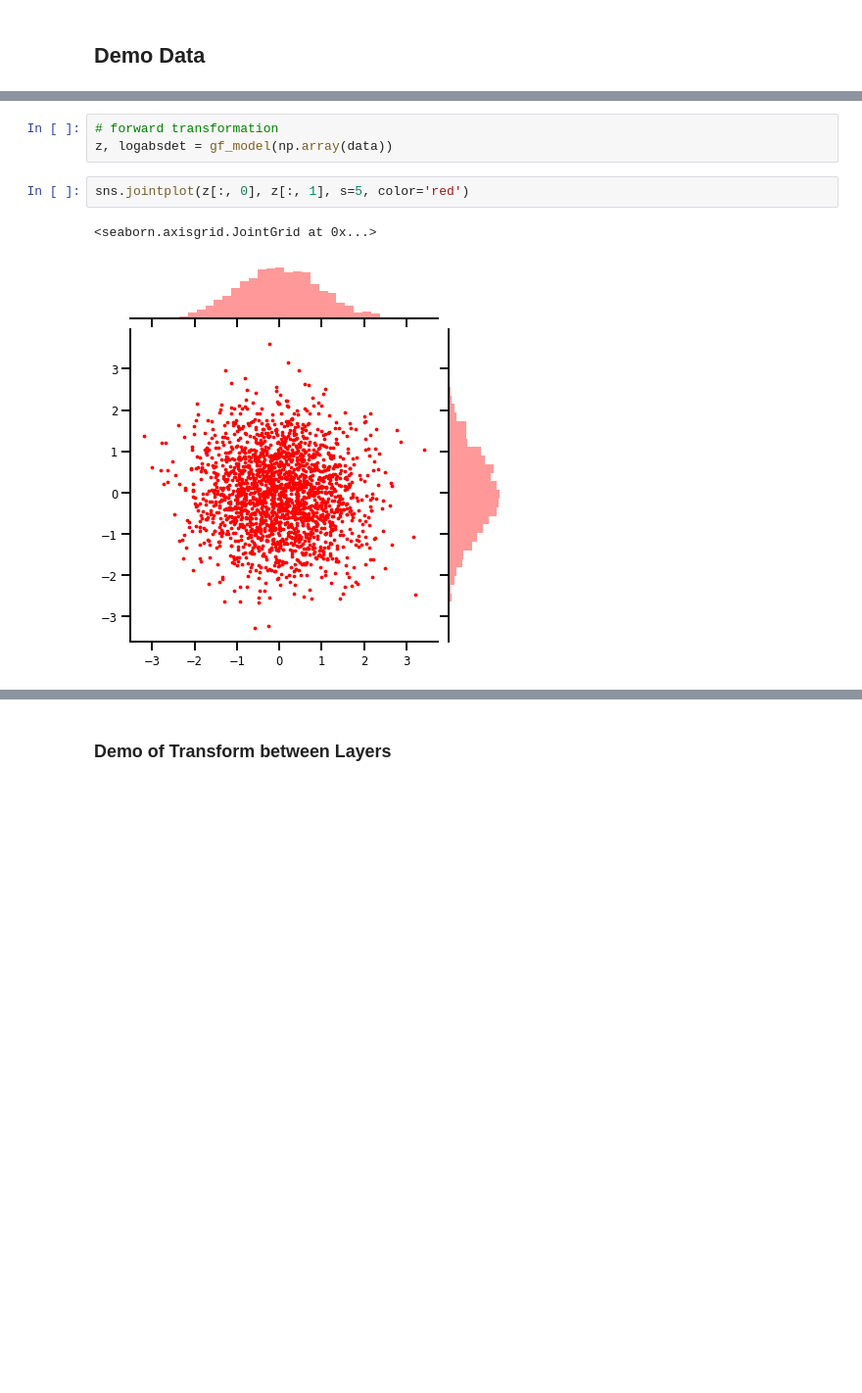
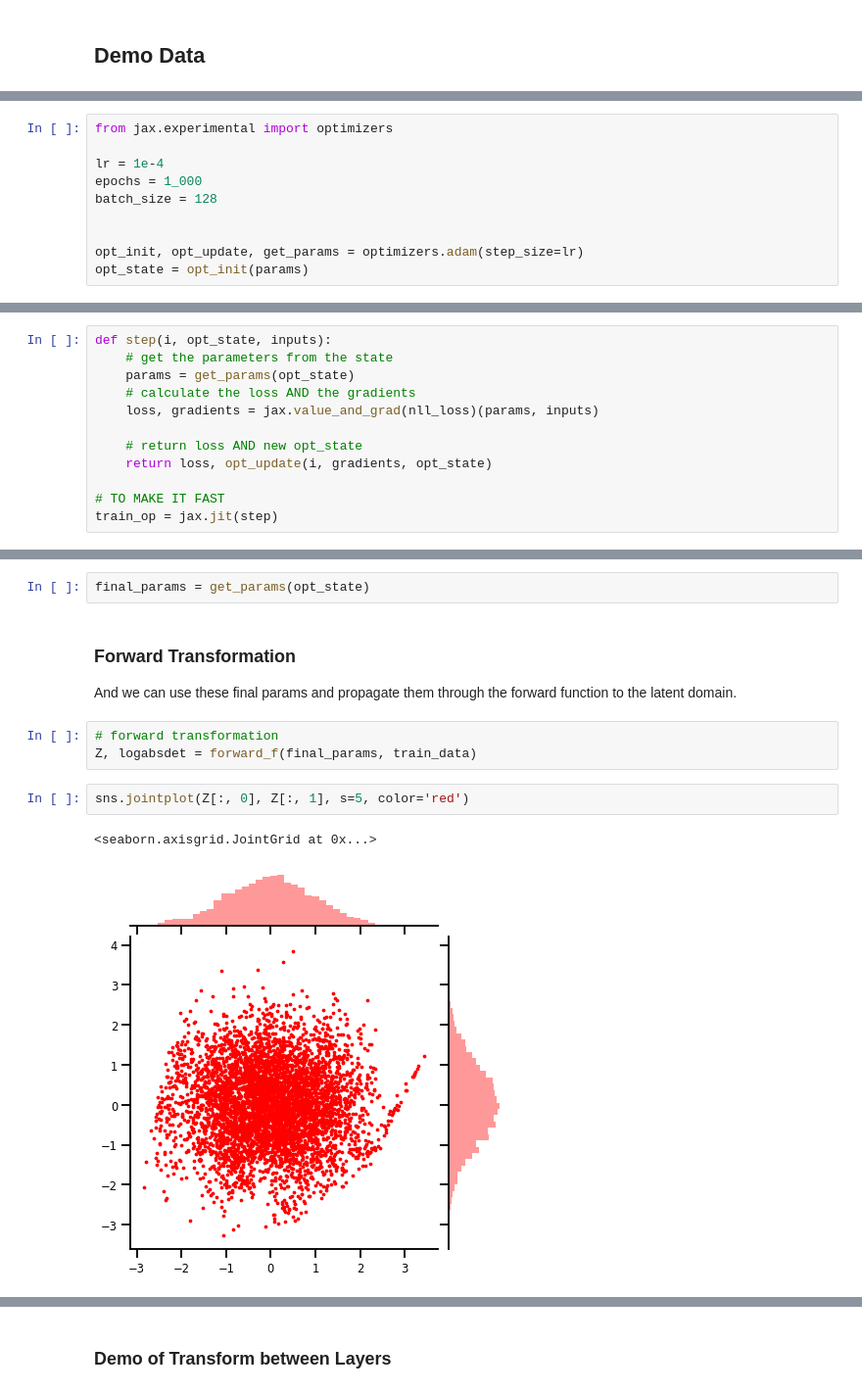
Before and after one commit to IPL-UV/rbig_jax, a Jupyter notebook: notebooks/parametric/1.1_Demo_Layers.ipynb, the cells around one changed output, grey strips where cells are left out. Shown at 98% size. Drawn from its saved outputs; the diff is of its cells as text; blank space fills up the shorter version.

Commit message:
Initial experiments with splines. * nothing works...

```diff
--- a/notebooks/parametric/1.1_Demo_Layers.ipynb
+++ b/notebooks/parametric/1.1_Demo_Layers.ipynb
@@ -296,0 +391,10 @@ WARNING:matplotlib.animation:MovieWriter ffmpeg unavailable; using Pillow instea
+# %%
+from jax.experimental import optimizers
+
+lr = 1e-4
+epochs = 1_000
+batch_size = 128
+
+
+opt_init, opt_update, get_params = optimizers.adam(step_size=lr)
+opt_state = opt_init(params)
@@ -296,0 +405,12 @@ WARNING:matplotlib.animation:MovieWriter ffmpeg unavailable; using Pillow instea
+# %%
+def step(i, opt_state, inputs):
+    # get the parameters from the state
+    params = get_params(opt_state)
+    # calculate the loss AND the gradients
+    loss, gradients = jax.value_and_grad(nll_loss)(params, inputs)
+
+    # return loss AND new opt_state
+    return loss, opt_update(i, gradients, opt_state)
+
+# TO MAKE IT FAST
+train_op = jax.jit(step)
@@ -304,8 +489,14 @@ plt.plot(losses)
+# %%
+final_params = get_params(opt_state)
+# %% [markdown]
+### Forward Transformation
+
+And we can use these final params and propagate them through the forward function to the latent domain.
 # %%
 # forward transformation
-z, logabsdet = gf_model(np.array(data))
+Z, logabsdet = forward_f(final_params, train_data)
 # %%
-sns.jointplot(z[:, 0], z[:, 1], s=5, color='red')
+sns.jointplot(Z[:, 0], Z[:, 1], s=5, color='red')
 # %% [output]
 <seaborn.axisgrid.JointGrid at 0x...>
-[figure, old version]
+[figure, new version]
```
Also changed, not shown: parts of 102 cells of this notebook, 11 other files.
